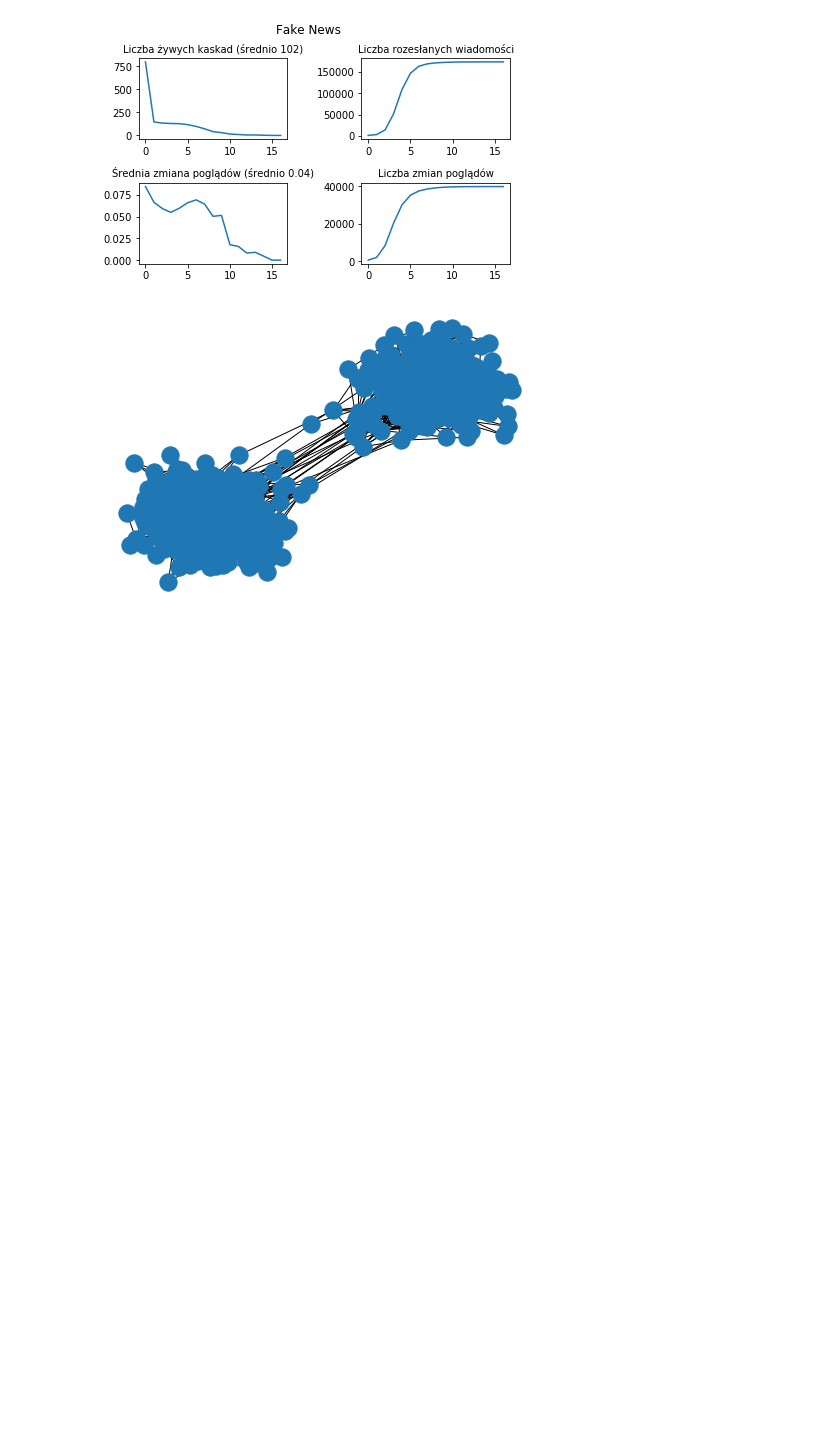
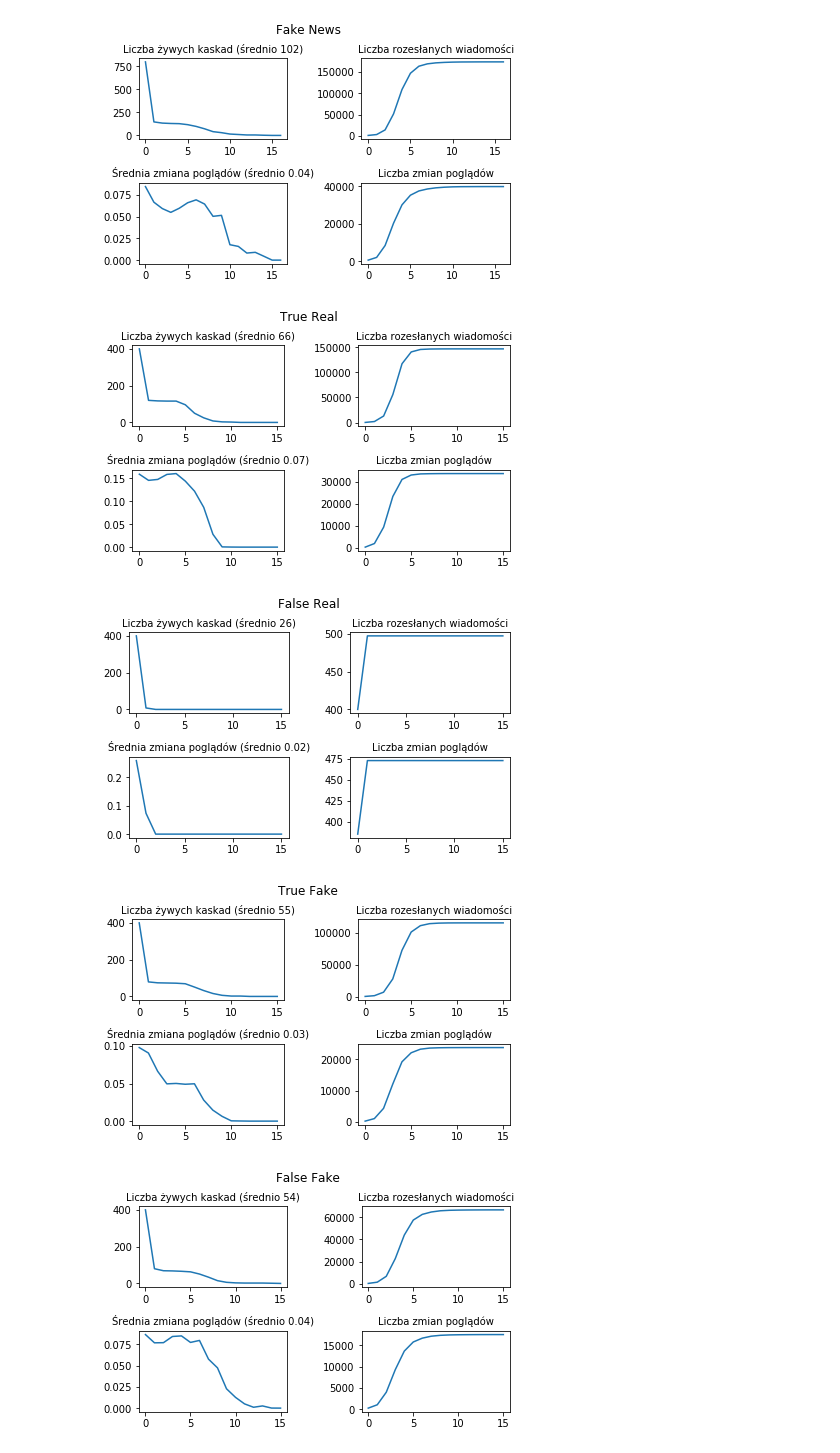
Before and after one commit to MichalKucko/FakeNews, a Jupyter notebook: fake_news.ipynb, the cells around one changed output. Saved outputs shown, nothing was run; the diff lists cells and outputs as text; code cells hidden in the pictures; blank space fills up the shorter version.

```diff
--- a/fake_news.ipynb
+++ b/fake_news.ipynb
@@ -343,6 +326,42 @@ def drawPlots(newsList,niters):
     plt.suptitle(key)
     plt.tight_layout(rect=[0, 0.05, 1, 0.95])
     plt.show()
+# %%
+#Metody generowanai beliefs w fakty
+def beliefgen_2clusters(nFacts):
+  rng = np.random.uniform()
+  if rng>0.5:
+    beliefs = dict(zip(range(nFacts),list(map(lambda x: max(0,x),map(lambda x: min(1,x),np.random.normal(0.2, 1/8, size = nFacts))))))
+  else:
+    beliefs = dict(zip(range(nFacts),list(map(lambda x: max(0,x),map(lambda x: min(1,x),np.random.normal(0.8, 1/8, size = nFacts))))))
+  return beliefs
+
+def beliefgen_3clusters(nFacts):
+  rng = np.random.uniform()
+  if rng<0.333333:
+    beliefs = dict(zip(range(nFacts),list(map(lambda x: max(0,x),map(lambda x: min(1,x),np.random.normal(0.2, 1/8, size = nFacts))))))
+  elif rng<0.66666:
+    beliefs = dict(zip(range(nFacts),list(map(lambda x: max(0,x),map(lambda x: min(1,x),np.random.normal(0.5, 1/4, size = nFacts))))))
+  else:
+    beliefs = dict(zip(range(nFacts),list(map(lambda x: max(0,x),map(lambda x: min(1,x),np.random.normal(0.8, 1/8, size = nFacts))))))
+  return beliefs
+# %%
+nnodes = 2000 #Ilość agentów w sieci
+network = nx.watts_strogatz_graph(nnodes, 30, 0.5) #Utworzenie losowej sieci
+nFacts = 20   # do każdego faktu 4 newsy - prawdziwy real, fałszywy real, prawdziwy fake, fałszywy fake
+facts = dict(zip(range(nFacts), np.random.choice([True, False], nFacts)))  #generowanie prawdziewości faktów
+#Wypełnianie losowej sieci agentami
+for inode in network:
+  beliefs = dict(zip(range(nFacts), np.random.uniform(size=nFacts)))
+  network.nodes[inode]['agent'] = AgentRational(beliefs, _dfaith=max(0, min(1, np.random.normal(0.1, 1/30))), _dconfidence=max(0, min(1, np.random.normal(0.1, 1/30))))
+  network.nodes[inode]['news'] = []
+#Parametry tworzenia sieci klastrowej
+simularity_comp = 0.9
+sociality_comp = 0.1
+claster_network = clasterNetwork(nnodes,simularity_comp,sociality_comp,beliefgen_2clusters)
+claster_network2 = clasterNetwork(nnodes,simularity_comp,sociality_comp,beliefgen_3clusters)
+niters = 100 #maksymalna ilość iteracji
+nStartNodes = 20   # liczba startowych węzłów dla każdego newsa
 # %%
 newsList = startNews(nStartNodes,facts,network)
 newsInfo = simulation(niters, newsList, network)
@@ -365,7 +384,12 @@ drawPlots(newsInfo['newsList'],newsInfo['iter'])
 [figure]
 [figure]
 [figure]
-# %%
-nx.draw(claster_network)
-# %% [output]
-[figure, removed]
+# %%
+newsList = startNews(nStartNodes,facts,claster_network2)
+newsInfo = simulation(niters, newsList, claster_network2)
+drawPlots(newsInfo['newsList'],newsInfo['iter'])
+# %% [output]
+[figure, added]
+[figure, added]
+[figure, added]
+[figure, added]
```
Also changed, not shown: parts of 10 cells of this notebook.
